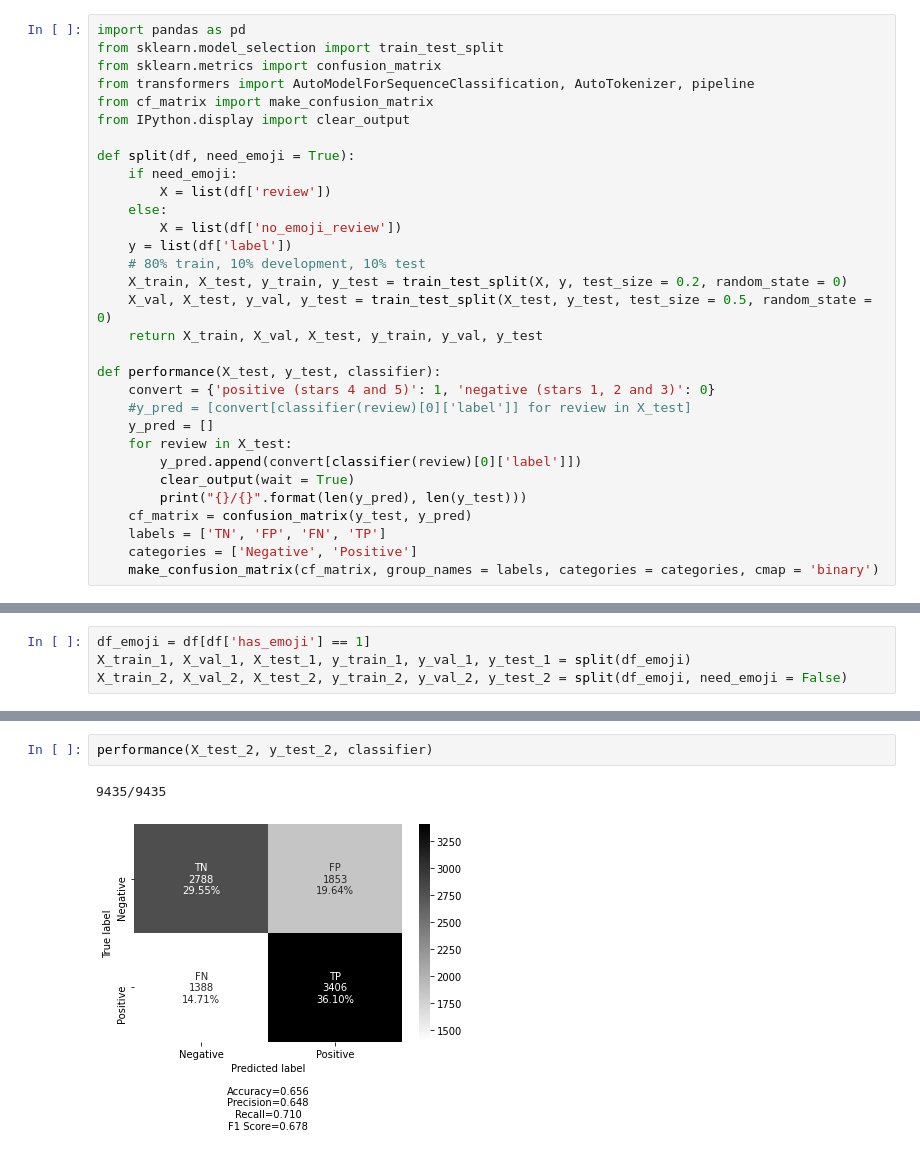
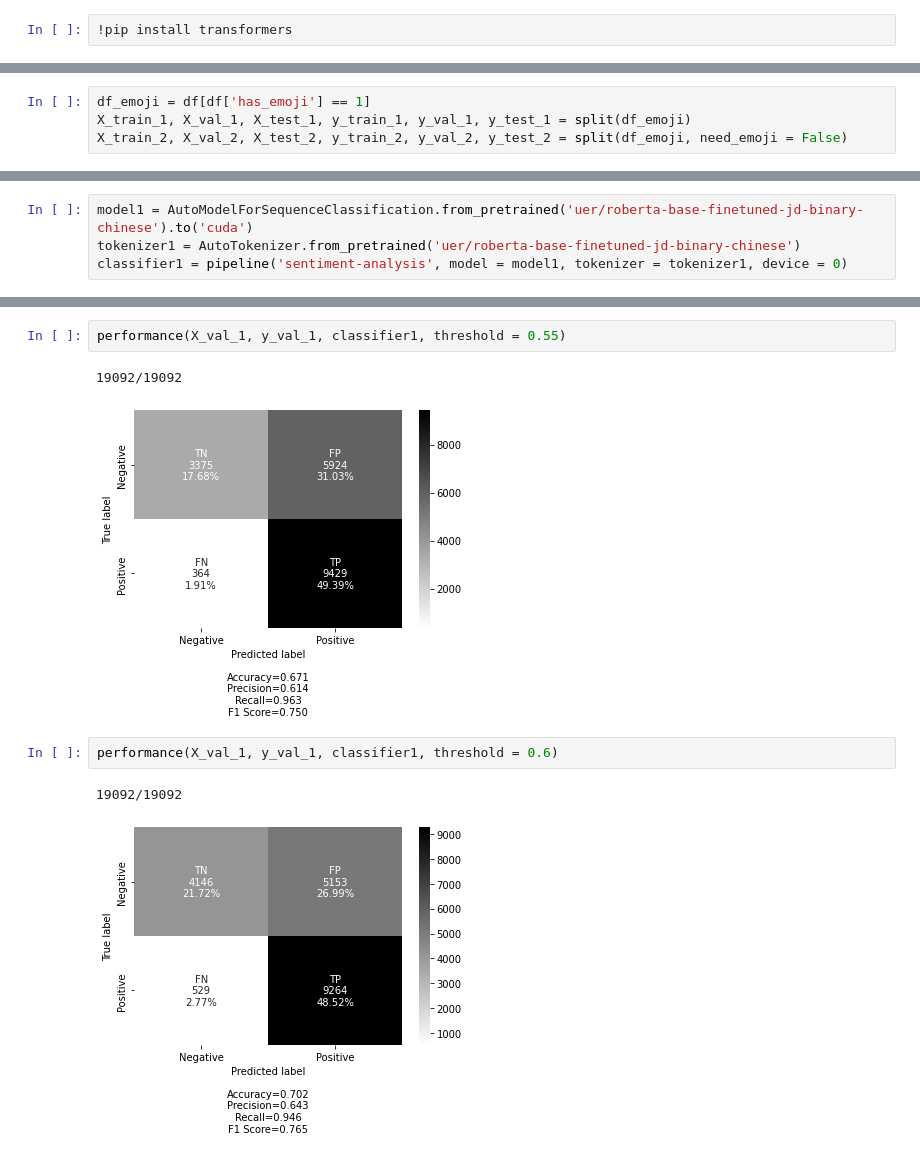
Before and after one commit to DS-GA-1012-Final-Project-Group-12/Emoji-Based-Chinese-Sentiment-Analysis, a Jupyter notebook: Model_Performance.ipynb, the cells around one changed output, grey strips where cells are left out. Saved outputs shown, nothing was run; the diff lists cells and outputs as text.

Commit message:
Update Preprocessing and Model Evaluation

```diff
--- a/Model_Performance.ipynb
+++ b/Model_Performance.ipynb
@@ -1,31 +1,2 @@
 # %%
-import pandas as pd
-from sklearn.model_selection import train_test_split
-from sklearn.metrics import confusion_matrix
-from transformers import AutoModelForSequenceClassification, AutoTokenizer, pipeline
-from cf_matrix import make_confusion_matrix
-from IPython.display import clear_output
-
-def split(df, need_emoji = True):
-    if need_emoji:
-        X = list(df['review'])
-    else:
-        X = list(df['no_emoji_review'])
-    y = list(df['label'])
-    # 80% train, 10% development, 10% test
-    X_train, X_test, y_train, y_test = train_test_split(X, y, test_size = 0.2, random_state = 0)
-    X_val, X_test, y_val, y_test = train_test_split(X_test, y_test, test_size = 0.5, random_state = 0)
-    return X_train, X_val, X_test, y_train, y_val, y_test
-
-def performance(X_test, y_test, classifier):
-    convert = {'positive (stars 4 and 5)': 1, 'negative (stars 1, 2 and 3)': 0}
-    #y_pred = [convert[classifier(review)[0]['label']] for review in X_test]
-    y_pred = []
-    for review in X_test:
-        y_pred.append(convert[classifier(review)[0]['label']])
-        clear_output(wait = True)
-        print("{}/{}".format(len(y_pred), len(y_test)))
-    cf_matrix = confusion_matrix(y_test, y_pred)
-    labels = ['TN', 'FP', 'FN', 'TP']
-    categories = ['Negative', 'Positive']
-    make_confusion_matrix(cf_matrix, group_names = labels, categories = categories, cmap = 'binary')
+!pip install transformers
@@ -50 +91,5 @@ X_train_2, X_val_2, X_test_2, y_train_2, y_val_2, y_test_2 = split(df_emoji, nee
+# %%
+model1 = AutoModelForSequenceClassification.from_pretrained('uer/roberta-base-finetuned-jd-binary-chinese').to('cuda')
+tokenizer1 = AutoTokenizer.from_pretrained('uer/roberta-base-finetuned-jd-binary-chinese')
+classifier1 = pipeline('sentiment-analysis', model = model1, tokenizer = tokenizer1, device = 0)
 # %%
@@ -59,5 +108,10 @@ performance(X_test_1, y_test_1, classifier)
+# %%
+performance(X_val_1, y_val_1, classifier1, threshold = 0.55)
+# %% [output]
+19092/19092
+[figure, added]
 # %%
-performance(X_test_2, y_test_2, classifier)
+performance(X_val_1, y_val_1, classifier1, threshold = 0.6)
 # %% [output]
-9435/9435
+19092/19092
-[figure, old version]
+[figure, new version]
```
Also changed, not shown: parts of 23 cells of this notebook, 1 other file.
